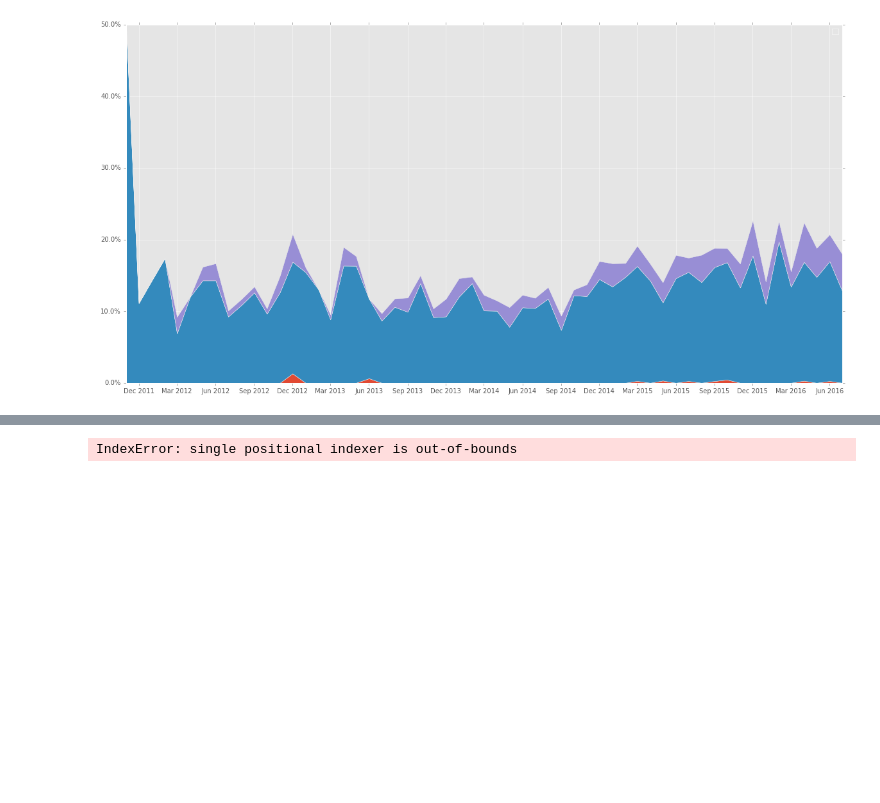
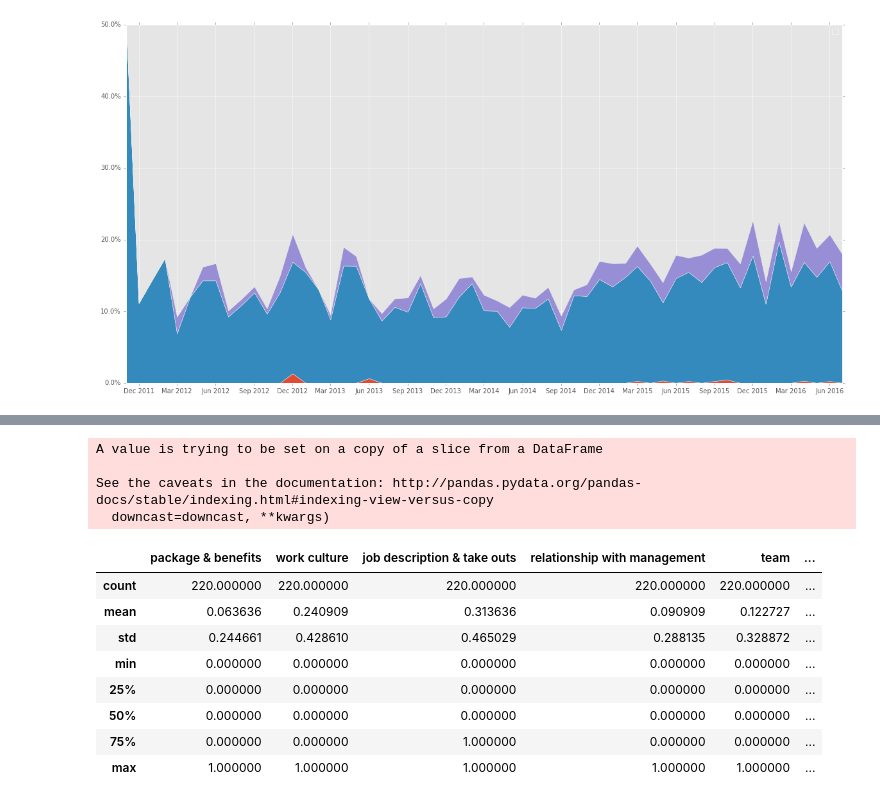
Before and after one commit to tzw5099/Datascience, a Jupyter notebook: Code/NLP/Text mining/Barometre.ipynb, the cells around one changed output, grey strips where cells are left out. Cells and saved outputs as stored; diff of their text form; code cells hidden in the pictures; blank space fills up the shorter version.

```diff
--- a/Code/NLP/Text mining/Barometre.ipynb
+++ b/Code/NLP/Text mining/Barometre.ipynb
@@ -216,4 +229,18 @@ pd.set_option('max_colwidth',500)
-# %%
-baro.plotCat()
-# %% [output]
-IndexError: single positional indexer is out-of-bounds
+# %%
+train= trained_reviews[trained_reviews.isnull().sum(axis=1)<7]
+train.fillna(value=0, inplace=1)
+train.describe()
+# %% [output]
+A value is trying to be set on a copy of a slice from a DataFrame
+
+See the caveats in the documentation: http://pandas.pydata.org/pandas-docs/stable/indexing.html#indexing-view-versus-copy
+  downcast=downcast, **kwargs)
+|  | package & benefits | work culture | job description & take outs | relationship with management | team | ... |
+| count | 220.000000 | 220.000000 | 220.000000 | 220.000000 | 220.000000 | ... |
+| mean | 0.063636 | 0.240909 | 0.313636 | 0.090909 | 0.122727 | ... |
+| std | 0.244661 | 0.428610 | 0.465029 | 0.288135 | 0.328872 | ... |
+| min | 0.000000 | 0.000000 | 0.000000 | 0.000000 | 0.000000 | ... |
+| 25% | 0.000000 | 0.000000 | 0.000000 | 0.000000 | 0.000000 | ... |
+| 50% | 0.000000 | 0.000000 | 0.000000 | 0.000000 | 0.000000 | ... |
+| 75% | 0.000000 | 0.000000 | 1.000000 | 0.000000 | 0.000000 | ... |
+| max | 1.000000 | 1.000000 | 1.000000 | 1.000000 | 1.000000 | ... |
```
Also changed, not shown: parts of 12 cells of this notebook, 3 other files.
